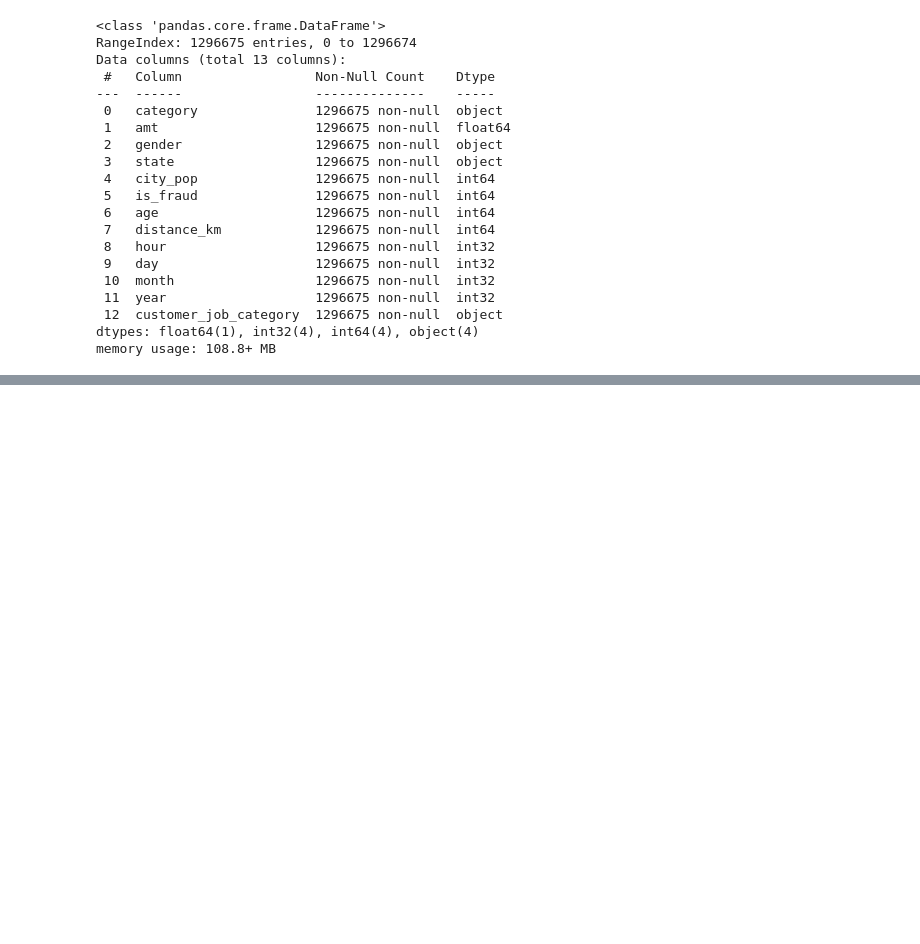
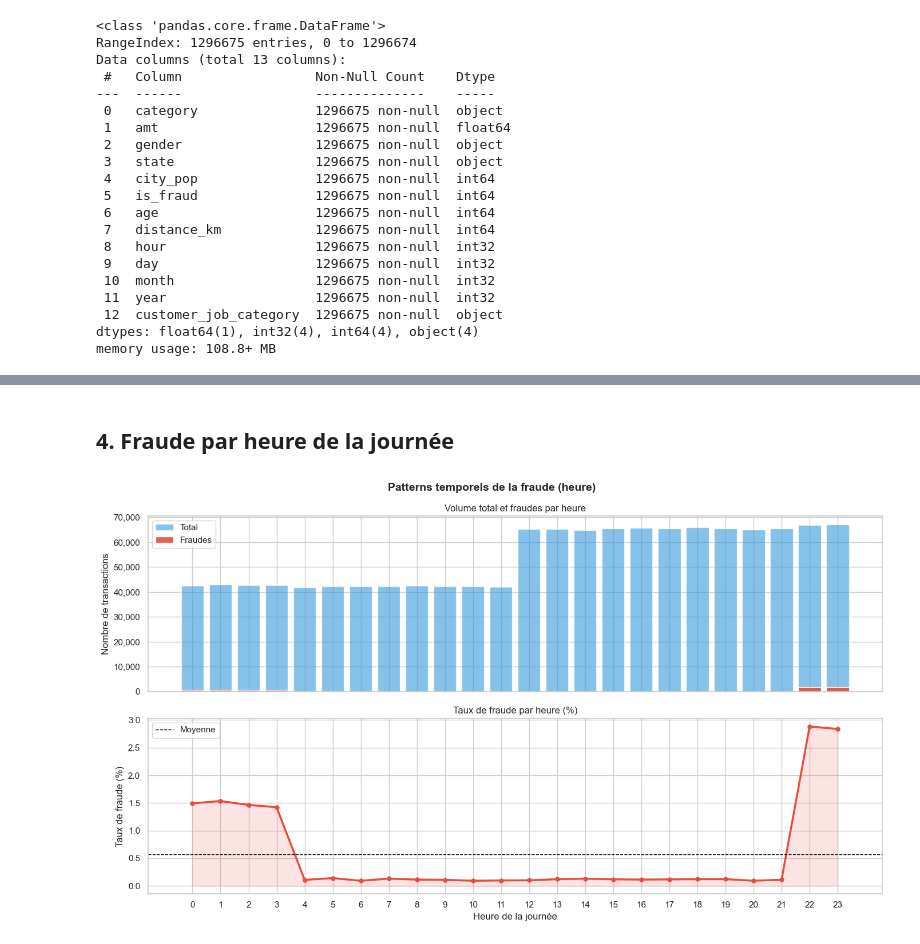
Before and after one commit to Quentin-qha/jedha-lead, a Jupyter notebook: 04_fraud_detection/exploration/eda_csv.ipynb, the cells around one changed output, grey strips where cells are left out. Saved outputs shown, nothing was run; the diff lists cells and outputs as text; code cells hidden in the pictures; blank space fills up the shorter version.

```diff
--- a/04_fraud_detection/exploration/eda_csv.ipynb
+++ b/04_fraud_detection/exploration/eda_csv.ipynb
@@ -360,0 +484,35 @@ memory usage: 108.8+ MB
+# %% [markdown]
+## 4. Fraude par heure de la journée
+# %%
+hourly = (
+    df_clean.groupby("hour")["is_fraud"]
+    .agg(["sum", "count"])
+    .rename(columns={"sum": "fraudes", "count": "total"})
+    .assign(taux=lambda x: x["fraudes"] / x["total"] * 100)
+)
+
+fig, axes = plt.subplots(2, 1, figsize=(14, 8), sharex=True)
+
+# Volume total vs fraudes
+axes[0].bar(hourly.index, hourly["total"],   color=NOFRAUD_COLOR, alpha=0.6, label="Total")
+axes[0].bar(hourly.index, hourly["fraudes"], color=FRAUD_COLOR,   alpha=0.9, label="Fraudes")
+axes[0].set_ylabel("Nombre de transactions")
+axes[0].set_title("Volume total et fraudes par heure", fontsize=12)
+axes[0].legend()
+axes[0].yaxis.set_major_formatter(mticker.FuncFormatter(lambda x, _: f"{int(x):,}"))
+
+# Taux de fraude
+axes[1].plot(hourly.index, hourly["taux"], color=FRAUD_COLOR, linewidth=2.5, marker="o", markersize=5)
+axes[1].fill_between(hourly.index, hourly["taux"], alpha=0.15, color=FRAUD_COLOR)
+axes[1].axhline(hourly["taux"].mean(), color="black", linestyle="--", linewidth=1, label="Moyenne")
+axes[1].set_xlabel("Heure de la journée")
+axes[1].set_ylabel("Taux de fraude (%)")
+axes[1].set_title("Taux de fraude par heure (%)", fontsize=12)
+axes[1].set_xticks(range(24))
+axes[1].legend()
+
+plt.suptitle("Patterns temporels de la fraude (heure)", fontsize=14, fontweight="bold")
+plt.tight_layout()
+plt.show()
+# %% [output]
+[figure, added]
```
Also changed, not shown: parts of 18 cells of this notebook, 25 other files.
